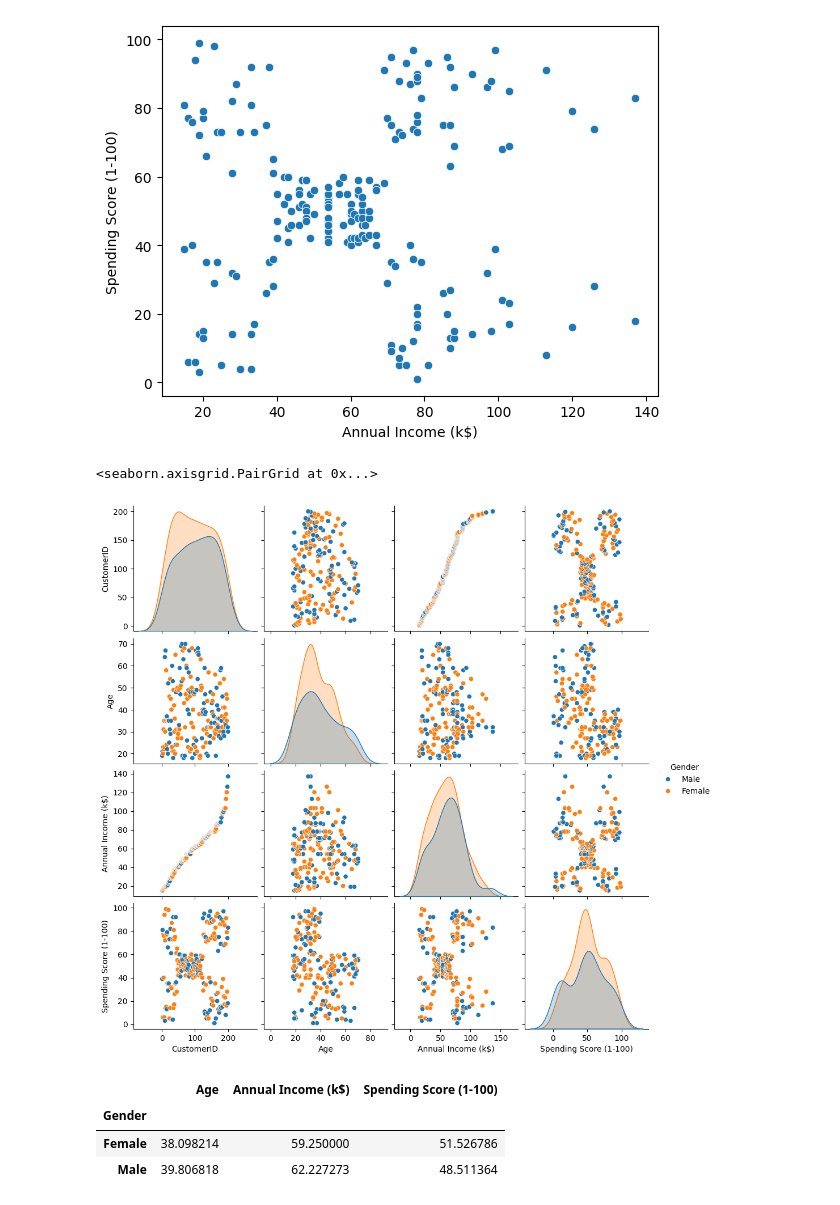
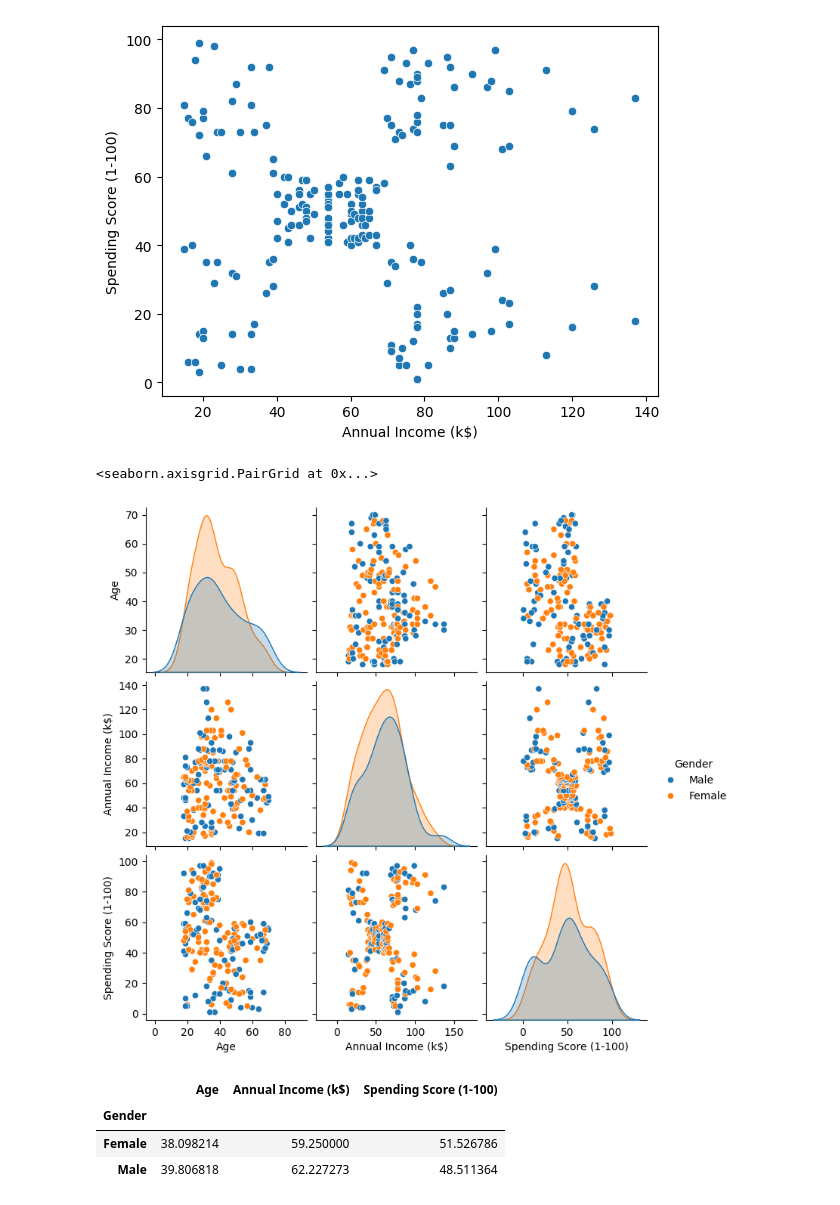
Before and after one commit to frankyang0512/mall-customers, a Jupyter notebook: Mall_Customers.ipynb, the cells around one changed output. Cells and saved outputs as stored; diff of their text form; code cells hidden in the pictures.

```diff
--- a/Mall_Customers.ipynb
+++ b/Mall_Customers.ipynb
@@ -69,11 +69,11 @@ sns.scatterplot(data = df, x = 'Annual Income (k$)', y = 'Spending Score (1-100)
 <Axes: xlabel='Annual Income (k$)', ylabel='Spending Score (1-100)'>
 [figure]
 # %%
-#df = df.drop('CustomerID',axis = 1)
+df = df.drop('CustomerID',axis = 1)
 sns.pairplot(df,hue = 'Gender')
 # %% [output]
 <seaborn.axisgrid.PairGrid at 0x...>
-[figure, old version]
+[figure, new version]
 # %%
 df.groupby(['Gender'])[['Age','Annual Income (k$)','Spending Score (1-100)']].mean()
 # %% [output]
```
Also changed, not shown: parts of 21 cells of this notebook, 2 other files.
